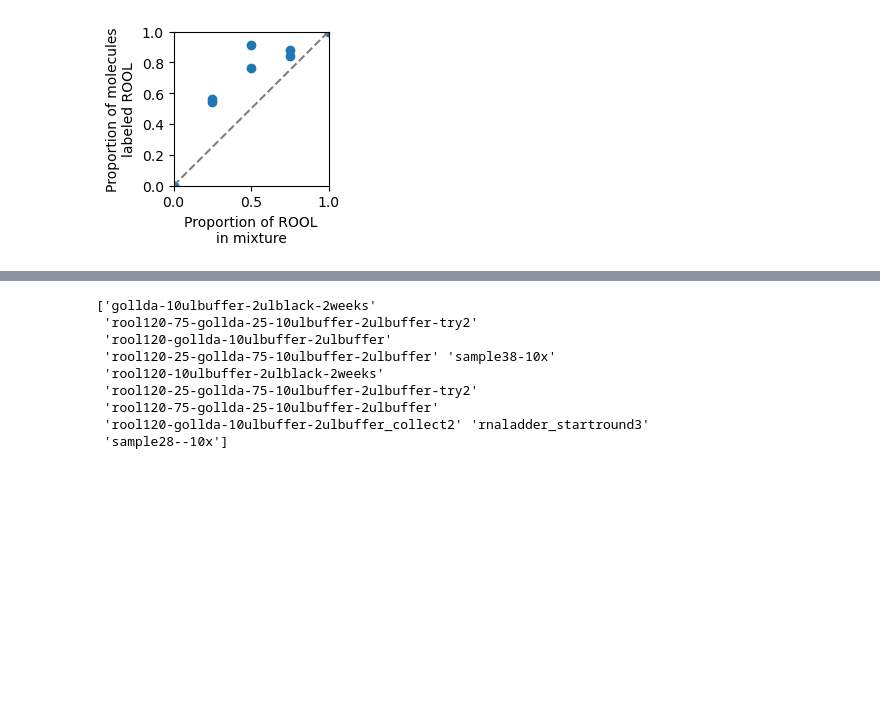
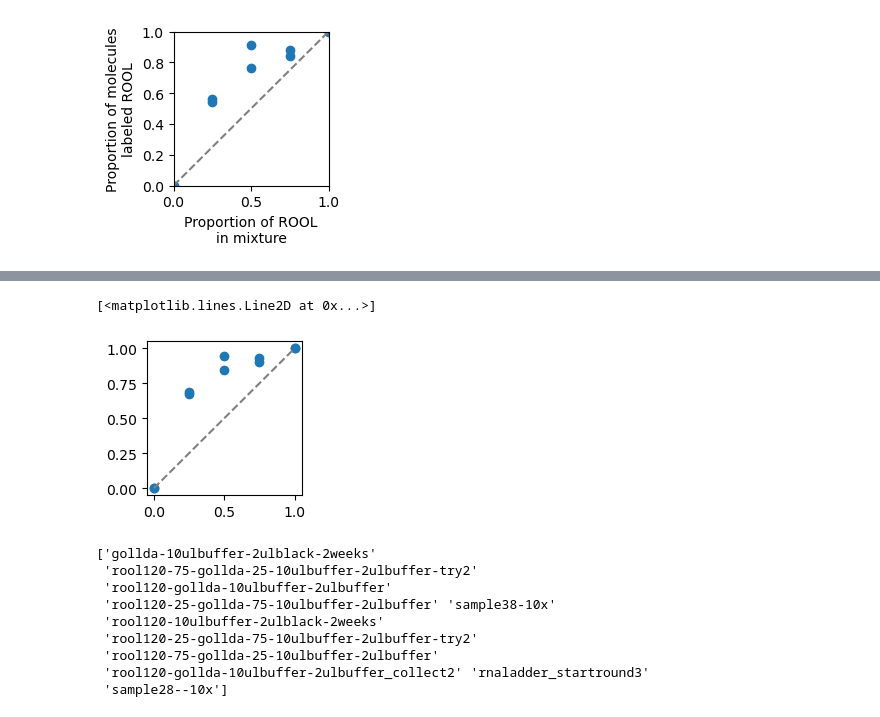
Before and after one commit to DasLab/RNA_multimer_2024, a Jupyter notebook: biochemical_analysis/mass_photometry/MP_plots.ipynb, the cells around one changed output, grey strips where cells are left out. Cells and saved outputs as stored; diff of their text form; code cells hidden in the pictures; blank space fills up the shorter version.

Commit message:
FSC curve plotting added

```diff
--- a/biochemical_analysis/mass_photometry/MP_plots.ipynb
+++ b/biochemical_analysis/mass_photometry/MP_plots.ipynb
@@ -309,3 +322,12 @@ plt.savefig('cage_MP_mixture.png',dpi=400, bbox_inches="tight", transparent=True
+# %%
+correct_for_complex_formation = (df.ROOL_percent_labeled*14)/((df.ROOL_percent_labeled*14)+((1-df.ROOL_percent_labeled)*8))
+plt.figure(figsize=(2,2))
+plt.scatter(df.ROOL_amount,correct_for_complex_formation)
+x = np.linspace(0, 1, 100)
+plt.plot(x, x,'--',color='grey')
+# %% [output]
+[<matplotlib.lines.Line2D at 0x...>]
+[figure, added]
 # %%
 
 fig = plt.figure(figsize=(6, 6))
```
Also changed, not shown: parts of 1 cell of this notebook, 6 other files.
